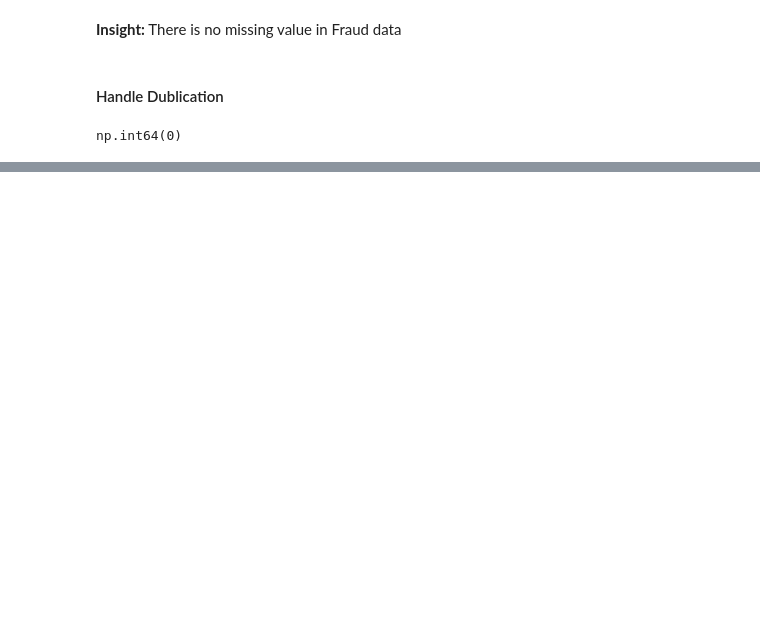
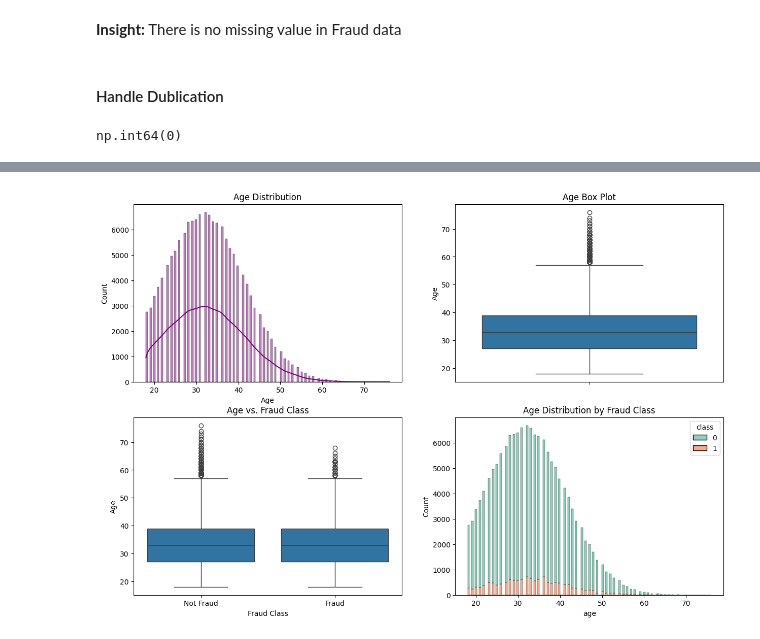
Before and after one commit to Heban-7/Fraud-Detection-Model, a Jupyter notebook: notebooks/data_preprocessing.ipynb, the cells around one changed output, grey strips where cells are left out. Cells and saved outputs as stored; diff of their text form; code cells hidden in the pictures; blank space fills up the shorter version.

```diff
--- a/notebooks/data_preprocessing.ipynb
+++ b/notebooks/data_preprocessing.ipynb
@@ -224,0 +188,4 @@ memory usage: 13.8+ MB
+# %%
+dp.age_visualization(fraud_df)
+# %% [output]
+[figure, added]
```
Also changed, not shown: parts of 29 cells of this notebook, 3 other files.
